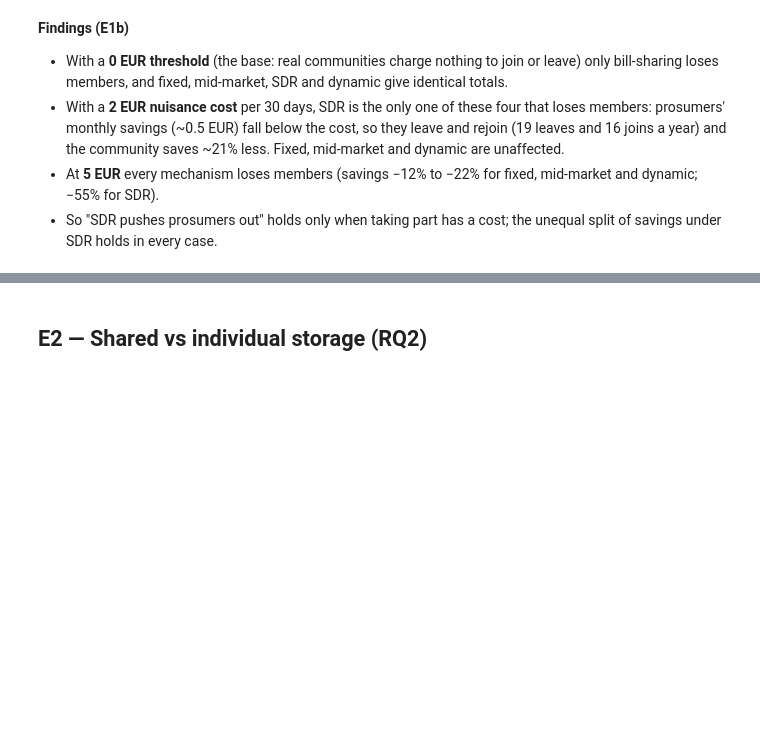
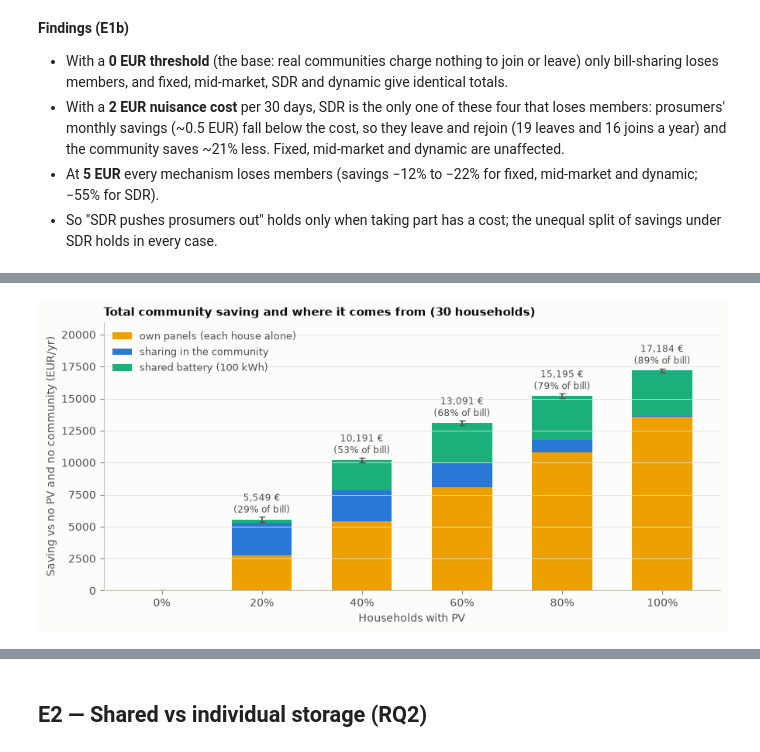
Before and after one commit to Cibs1/GridSimulation, a Jupyter notebook: notebooks/02_experiments.ipynb, the cells around one changed output, grey strips where cells are left out. Saved outputs shown, nothing was run; the diff lists cells and outputs as text; code cells hidden in the pictures; blank space fills up the shorter version.

Commit message:
novos resultados

```diff
--- a/notebooks/02_experiments.ipynb
+++ b/notebooks/02_experiments.ipynb
@@ -310,0 +329,34 @@ s1b.round(3)
+# %%
+e1c = pd.read_csv(RESULTS / "e1c_pv_value.csv")
+e1c["total_vs_no_pv_eur"] = e1c["panel_savings_eur"] + e1c["community_savings_eur"]
+s1c = summary(e1c, ["panel_savings_eur", "community_savings_eur", "total_vs_no_pv_eur", "no_pv_bill_eur"])
+display(s1c.round(1))
+
+pv_c = [0, 20, 40, 60, 80, 100]
+labc = lambda cfg, p: f"{cfg} | pv {p}%"
+mean = lambda cfg, kpi: s1c.loc[[labc(cfg, p) for p in pv_c], (kpi, "mean")].astype(float).to_numpy()
+panels = mean("community", "panel_savings_eur")
+sharing = mean("community", "community_savings_eur")
+battery = mean("community + shared 100 kWh", "community_savings_eur") - sharing
+total = mean("community + shared 100 kWh", "total_vs_no_pv_eur")
+total_ci = s1c.loc[[labc("community + shared 100 kWh", p) for p in pv_c], ("total_vs_no_pv_eur", "ci95")].astype(float)
+no_pv = mean("community", "no_pv_bill_eur")
+
+fig, ax = plt.subplots(figsize=(9, 4.4))
+x = np.arange(len(pv_c))
+ax.bar(x, panels, 0.6, color=YELLOW, label="own panels (each house alone)")
+ax.bar(x, sharing, 0.6, bottom=panels, color=BLUE, label="sharing in the community")
+ax.bar(x, battery, 0.6, bottom=panels + sharing, color=AQUA, label="shared battery (100 kWh)")
+ax.errorbar(x, total, yerr=total_ci, fmt="none", ecolor=INK2, elinewidth=1.2, capsize=3)
+for xi, t, b in zip(x, total, no_pv):
+    if t > 50:
+        ax.text(xi, t + 300, f"{t:,.0f} €\n({100 * t / b:.0f}% of bill)", ha="center", va="bottom", fontsize=8.5, color=INK2)
+ax.set_xticks(x, [f"{p}%" for p in pv_c])
+ax.set_xlabel("Households with PV")
+ax.set_ylabel("Saving vs no PV and no community (EUR/yr)")
+ax.set_ylim(0, total.max() * 1.22)
+ax.set_title("Total community saving and where it comes from (30 households)", loc="left")
+ax.legend(loc="upper left", fontsize=9)
+fig.tight_layout()
+fig.savefig(FIGS / "e1c_pv_value.png", dpi=150)
+# %% [output]
@@ -310,0 +378 @@ s1b.round(3)
+[figure, added]
```
Also changed, not shown: parts of 8 cells of this notebook, 12 other files.
